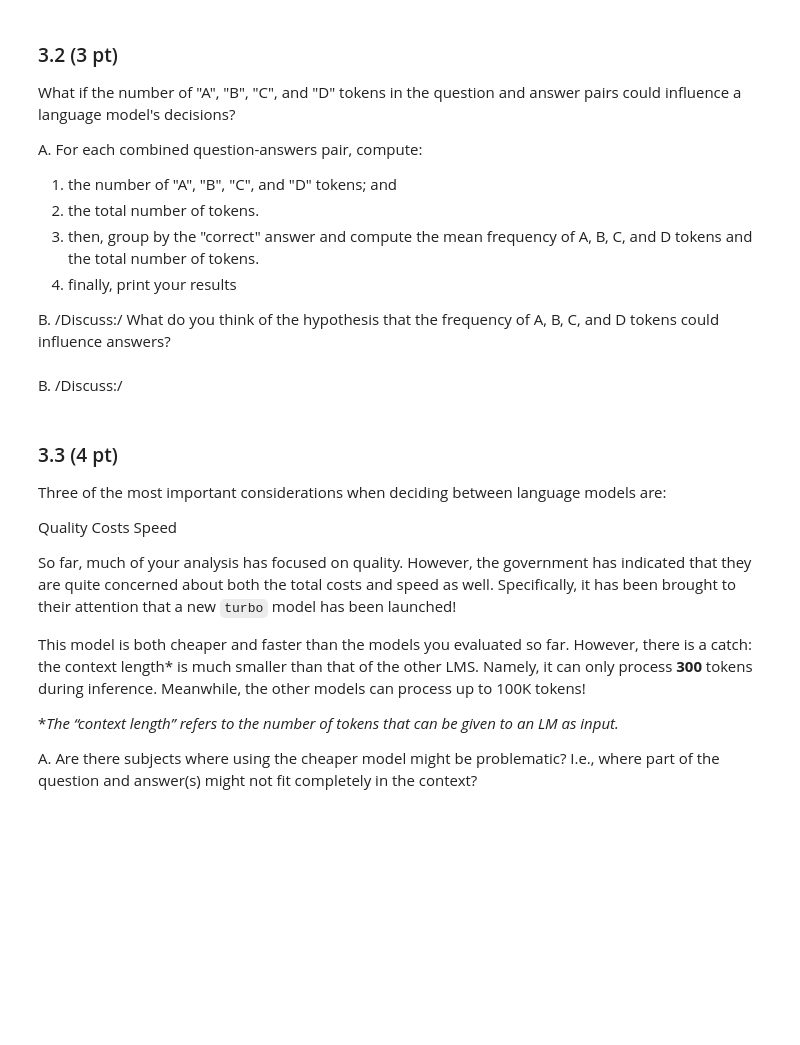
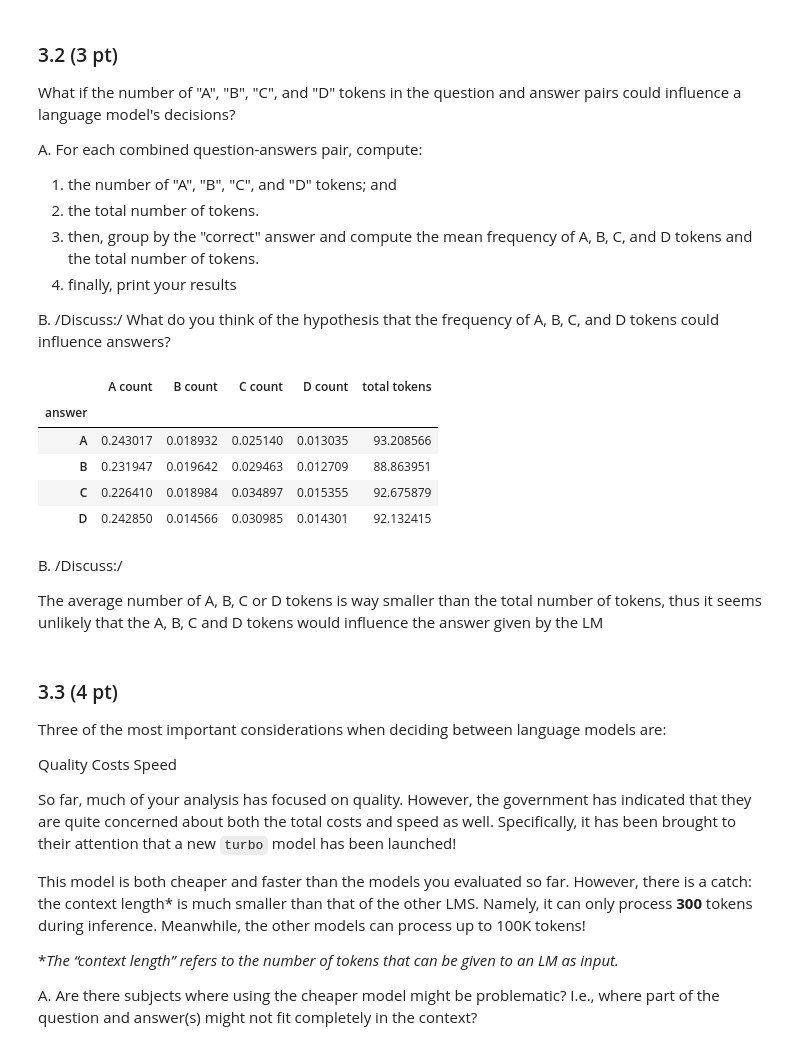
Before and after one commit to dbrantsc-8/Ada_2025, a Jupyter notebook: Homework/01_PROJECT_NEUTRALITY/analysis.ipynb, the cells around one changed output. Cells and saved outputs as stored; diff of their text form; code cells hidden in the pictures; blank space fills up the shorter version.

```diff
--- a/Homework/01_PROJECT_NEUTRALITY/analysis.ipynb
+++ b/Homework/01_PROJECT_NEUTRALITY/analysis.ipynb
@@ -612,8 +607,35 @@ A. For each combined question-answers pair, compute:
 B. /Discuss:/ What do you think of the hypothesis that the frequency of A, B, C, and D tokens could influence answers?
 # %%
 # A
+df = pd.read_csv('task_1/mmlu_data/test.csv')
+res = {'A count':[], 'B count':[], 'C count':[], 'D count':[], 'total tokens':[]}
+tokens = []
+for _, q in df.iterrows():
+    tokens_row = []
+    for col in ['question', 'A', 'B', 'C', 'D']:
+        tokens_row.extend(tokenize_text(q[col]))
+    tokens.append(tokens_row)
+
+for QA in tokens:
+    res['total tokens'].append(len(QA))
+    for l in ['A count', 'B count', 'C count', 'D count']:
+        count = QA.count(tokenize_text(l)[0])
+        res[l].append(count)
+
+df_res = pd.DataFrame(res)
+df_res['answer'] = df['answer']
+df_res.groupby('answer')[['A count', 'B count', 'C count', 'D count', 'total tokens']].mean()
+# %% [output]
+|  | A count | B count | C count | D count | total tokens |
+| answer |  |  |  |  |  |
+| A | 0.243017 | 0.018932 | 0.025140 | 0.013035 | 93.208566 |
+| B | 0.231947 | 0.019642 | 0.029463 | 0.012709 | 88.863951 |
+| C | 0.226410 | 0.018984 | 0.034897 | 0.015355 | 92.675879 |
+| D | 0.242850 | 0.014566 | 0.030985 | 0.014301 | 92.132415 |
 # %% [markdown]
 B. /Discuss:/
+
+The average number of A, B, C or D tokens is way smaller than the total number of tokens, thus it seems unlikely that the A, B, C and D tokens would influence the answer given by the LM
 # %% [markdown]
 ### 3.3 (4 pt)
 
```
Also changed, not shown: parts of 1 cell of this notebook.
